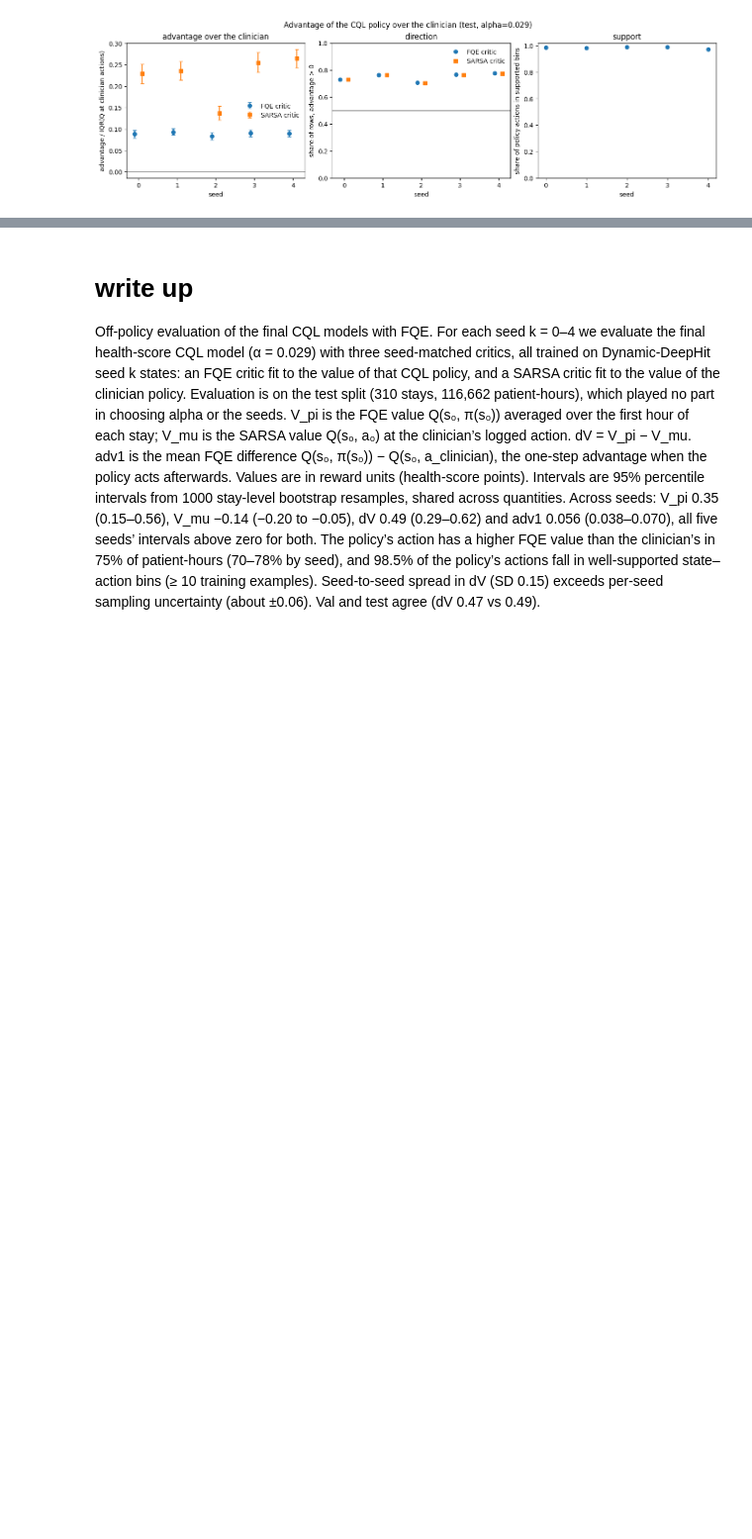
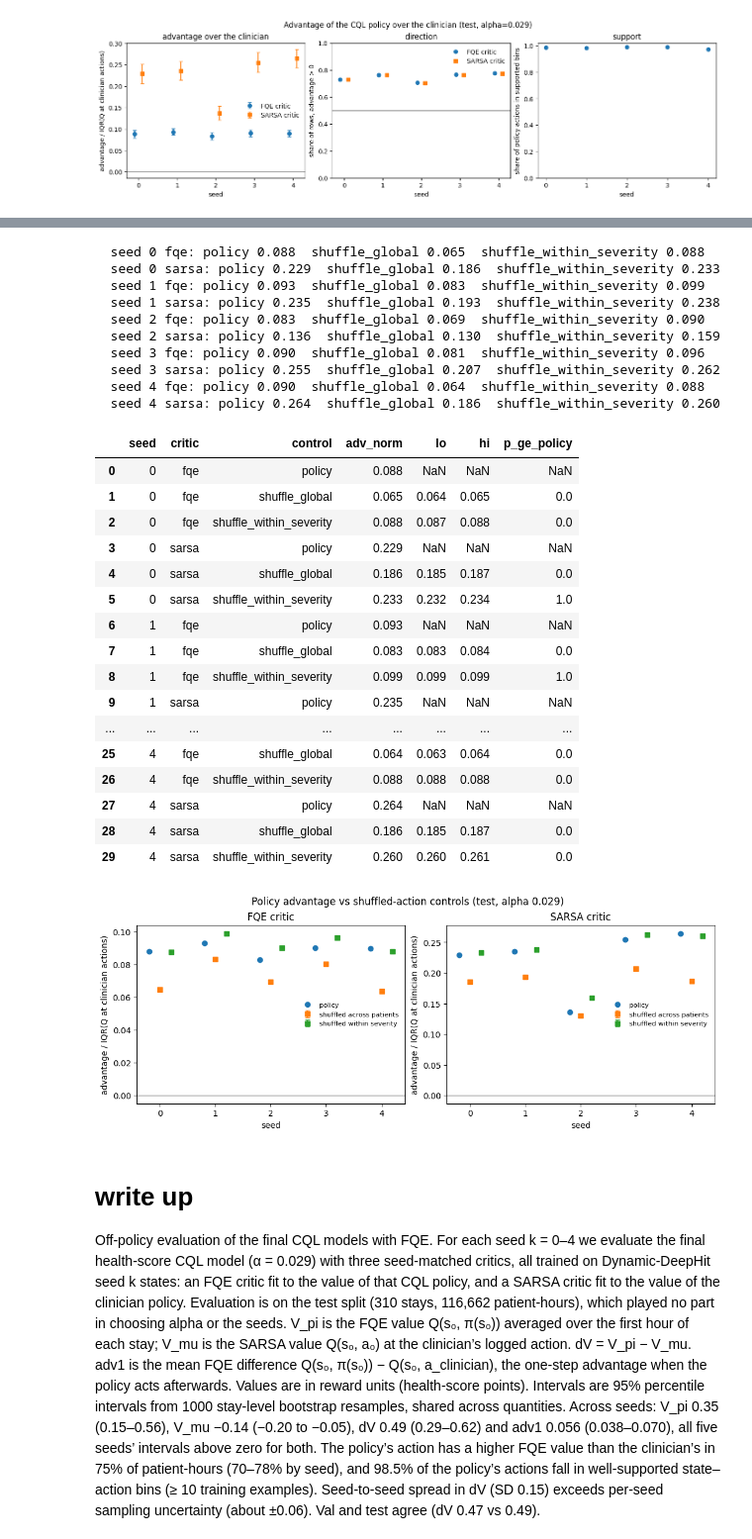
Before and after one commit to jakeormond/ai_clinician_pediatric_rl, a Jupyter notebook: src/rl/evaluate_fqe_final_seeds.ipynb, the cells around one changed output, grey strips where cells are left out. Shown at 99% size. Saved outputs shown, nothing was run; the diff lists cells and outputs as text; code cells hidden in the pictures; blank space fills up the shorter version.

```diff
--- a/src/rl/evaluate_fqe_final_seeds.ipynb
+++ b/src/rl/evaluate_fqe_final_seeds.ipynb
@@ -260,6 +260,40 @@ display(pd.DataFrame(rows).round(3))
 | 2 | 2 | 0.705 | 0.702 | 0.963 | 0.800 | 0.271 | 0.688 | ... |
 | 3 | 3 | 0.767 | 0.764 | 0.956 | 0.803 | 0.223 | 0.732 | ... |
 | 4 | 4 | 0.777 | 0.774 | 0.949 | 0.833 | 0.228 | 0.730 | ... |
+# %%
+shuf = fqe_ope.shuffled_policy_advantage(cql_final, fqe_models, store_test, sarsa_models=sarsa_models,
+                                         split="test", n_perm=100)
+display(shuf.round(3))
+fqe_ope.plot_shuffle_control(shuf, title="Policy advantage vs shuffled-action controls (test, alpha 0.029)");
+# %% [output]
+  seed 0 fqe: policy 0.088  shuffle_global 0.065  shuffle_within_severity 0.088
+  seed 0 sarsa: policy 0.229  shuffle_global 0.186  shuffle_within_severity 0.233
+  seed 1 fqe: policy 0.093  shuffle_global 0.083  shuffle_within_severity 0.099
+  seed 1 sarsa: policy 0.235  shuffle_global 0.193  shuffle_within_severity 0.238
+  seed 2 fqe: policy 0.083  shuffle_global 0.069  shuffle_within_severity 0.090
+  seed 2 sarsa: policy 0.136  shuffle_global 0.130  shuffle_within_severity 0.159
+  seed 3 fqe: policy 0.090  shuffle_global 0.081  shuffle_within_severity 0.096
+  seed 3 sarsa: policy 0.255  shuffle_global 0.207  shuffle_within_severity 0.262
+  seed 4 fqe: policy 0.090  shuffle_global 0.064  shuffle_within_severity 0.088
+  seed 4 sarsa: policy 0.264  shuffle_global 0.186  shuffle_within_severity 0.260
+|  | seed | critic | control | adv_norm | lo | hi | p_ge_policy |
+| 0 | 0 | fqe | policy | 0.088 | NaN | NaN | NaN |
+| 1 | 0 | fqe | shuffle_global | 0.065 | 0.064 | 0.065 | 0.0 |
+| 2 | 0 | fqe | shuffle_within_severity | 0.088 | 0.087 | 0.088 | 0.0 |
+| 3 | 0 | sarsa | policy | 0.229 | NaN | NaN | NaN |
+| 4 | 0 | sarsa | shuffle_global | 0.186 | 0.185 | 0.187 | 0.0 |
+| 5 | 0 | sarsa | shuffle_within_severity | 0.233 | 0.232 | 0.234 | 1.0 |
+| 6 | 1 | fqe | policy | 0.093 | NaN | NaN | NaN |
+| 7 | 1 | fqe | shuffle_global | 0.083 | 0.083 | 0.084 | 0.0 |
+| 8 | 1 | fqe | shuffle_within_severity | 0.099 | 0.099 | 0.099 | 1.0 |
+| 9 | 1 | sarsa | policy | 0.235 | NaN | NaN | NaN |
+| ... | ... | ... | ... | ... | ... | ... | ... |
+| 25 | 4 | fqe | shuffle_global | 0.064 | 0.063 | 0.064 | 0.0 |
+| 26 | 4 | fqe | shuffle_within_severity | 0.088 | 0.088 | 0.088 | 0.0 |
+| 27 | 4 | sarsa | policy | 0.264 | NaN | NaN | NaN |
+| 28 | 4 | sarsa | shuffle_global | 0.186 | 0.185 | 0.187 | 0.0 |
+| 29 | 4 | sarsa | shuffle_within_severity | 0.260 | 0.260 | 0.261 | 0.0 |
+[figure, added]
 # %% [markdown]
 # write up
 Off-policy evaluation of the final CQL models with FQE. For each seed k = 0–4 we evaluate the final health-score CQL model (α = 0.029) with three seed-matched critics, all trained on Dynamic-DeepHit seed k states: an FQE critic fit to the value of that CQL policy, and a SARSA critic fit to the value of the clinician policy. Evaluation is on the test split (310 stays, 116,662 patient-hours), which played no part in choosing alpha or the seeds. V_pi is the FQE value Q(s₀, π(s₀)) averaged over the first hour of each stay; V_mu is the SARSA value Q(s₀, a₀) at the clinician’s logged action. dV = V_pi − V_mu. adv1 is the mean FQE difference Q(s₀, π(s₀)) − Q(s₀, a_clinician), the one-step advantage when the policy acts afterwards. Values are in reward units (health-score points). Intervals are 95% percentile intervals from 1000 stay-level bootstrap resamples, shared across quantities. Across seeds: V_pi 0.35 (0.15–0.56), V_mu −0.14 (−0.20 to −0.05), dV 0.49 (0.29–0.62) and adv1 0.056 (0.038–0.070), all five seeds’ intervals above zero for both. The policy’s action has a higher FQE value than the clinician’s in 75% of patient-hours (70–78% by seed), and 98.5% of the policy’s actions fall in well-supported state–action bins (≥ 10 training examples). Seed-to-seed spread in dV (SD 0.15) exceeds per-seed sampling uncertainty (about ±0.06). Val and test agree (dV 0.47 vs 0.49).
```
Also changed, not shown: parts of 1 cell of this notebook, 2 other files.
